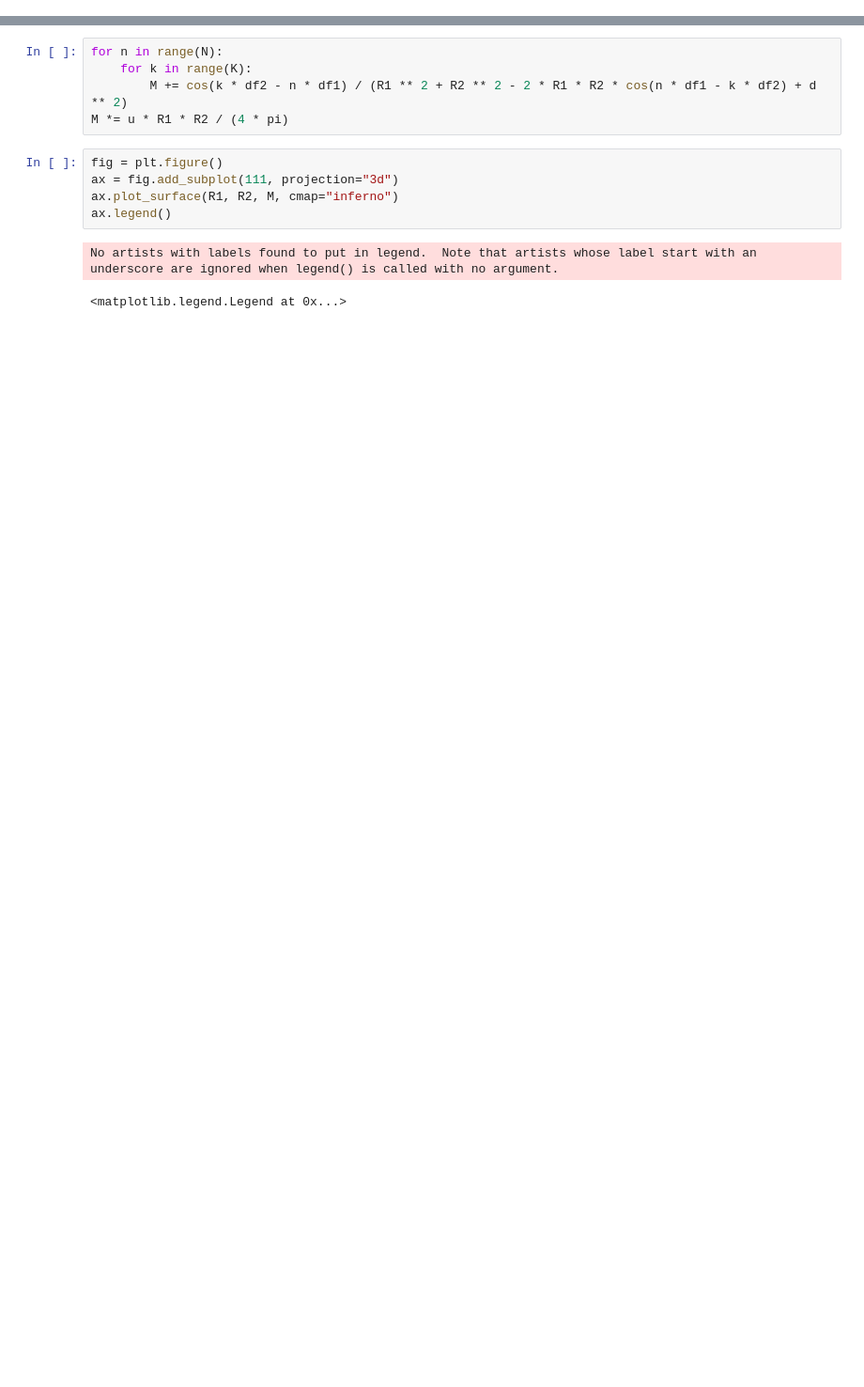
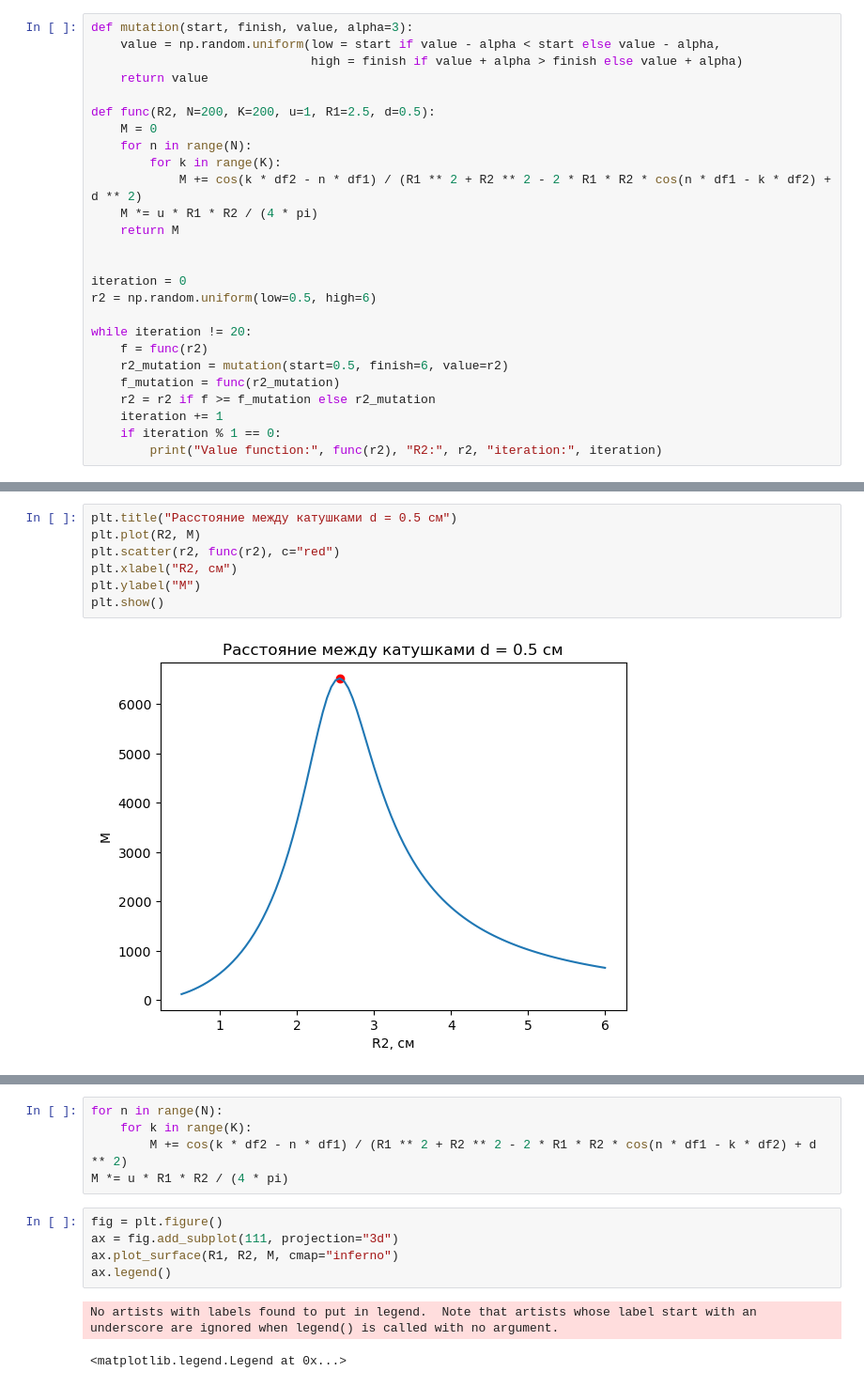
Before and after one commit to AndreyMorozov42/coil-optimization-algorithms, a Jupyter notebook: mutual_inductance_two_coils.ipynb, the cells around one changed output, grey strips where cells are left out. Shown: that part at 94% size. Saved outputs shown, nothing was run; the diff lists cells and outputs as text; blank space fills up the shorter version.

```diff
--- a/mutual_inductance_two_coils.ipynb
+++ b/mutual_inductance_two_coils.ipynb
@@ -6,0 +30,26 @@ from mpl_toolkits.mplot3d import Axes3D
+# %%
+def mutation(start, finish, value, alpha=3):
+    value = np.random.uniform(low = start if value - alpha < start else value - alpha,
+                              high = finish if value + alpha > finish else value + alpha)
+    return value
+
+def func(R2, N=200, K=200, u=1, R1=2.5, d=0.5):
+    M = 0
+    for n in range(N):
+        for k in range(K):
+            M += cos(k * df2 - n * df1) / (R1 ** 2 + R2 ** 2 - 2 * R1 * R2 * cos(n * df1 - k * df2) + d ** 2)
+    M *= u * R1 * R2 / (4 * pi)
+    return M
+
+
+iteration = 0
+r2 = np.random.uniform(low=0.5, high=6)
+
+while iteration != 20:
+    f = func(r2)
+    r2_mutation = mutation(start=0.5, finish=6, value=r2)
+    f_mutation = func(r2_mutation)
+    r2 = r2 if f >= f_mutation else r2_mutation
+    iteration += 1
+    if iteration % 1 == 0:
+        print("Value function:", func(r2), "R2:", r2, "iteration:", iteration)
@@ -6,0 +77,9 @@ from mpl_toolkits.mplot3d import Axes3D
+# %%
+plt.title("Расстояние между катушками d = 0.5 см")
+plt.plot(R2, M)
+plt.scatter(r2, func(r2), c="red")
+plt.xlabel("R2, см")
+plt.ylabel("M")
+plt.show()
+# %% [output]
+[figure, added]
```
Also changed, not shown: parts of 11 cells of this notebook.
